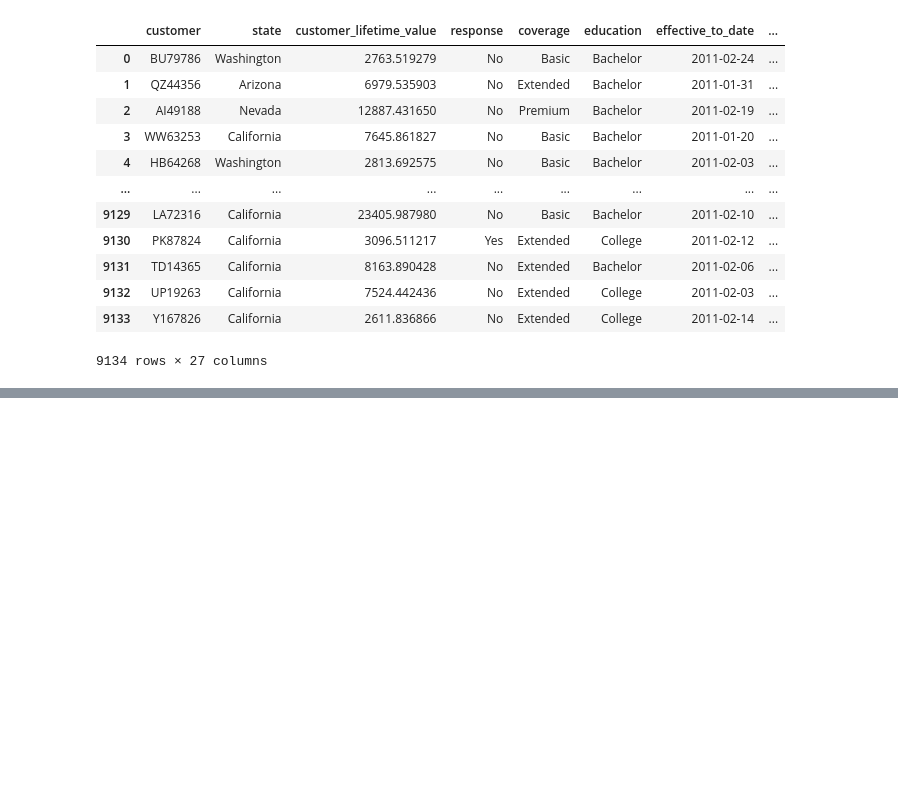
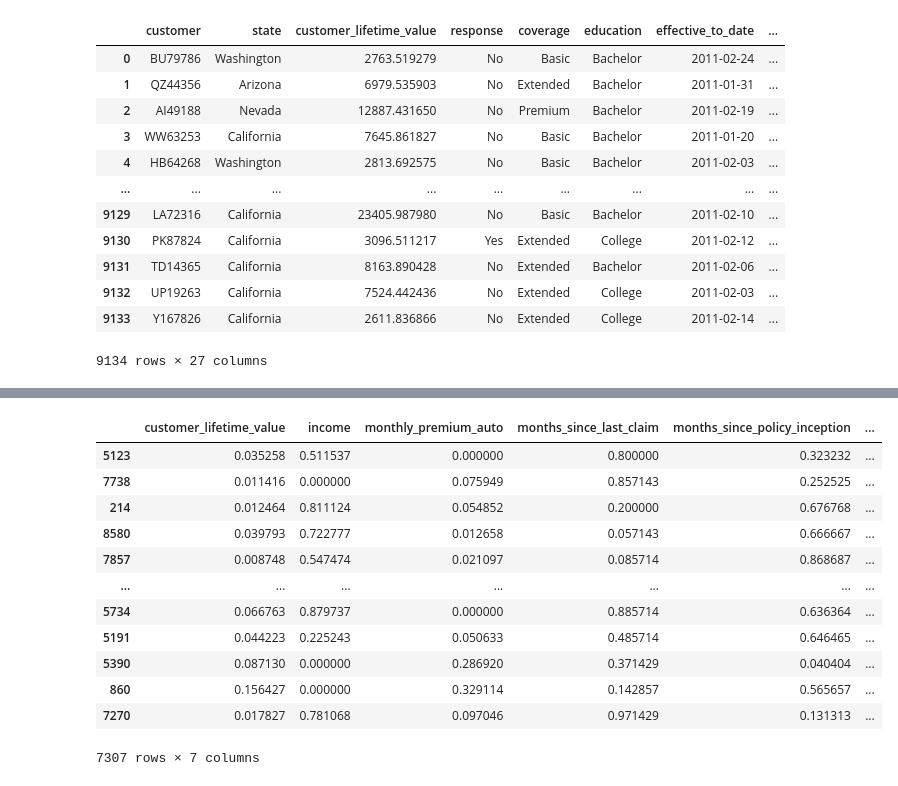
Before and after one commit to valmgisbert/lab-cleaning-numerical-data, a Jupyter notebook: lab-cleaning-numerical-data.ipynb, the cells around one changed output, grey strips where cells are left out. Drawn from its saved outputs; the diff is of its cells as text; code cells hidden in the pictures; blank space fills up the shorter version.

```diff
--- a/lab-cleaning-numerical-data.ipynb
+++ b/lab-cleaning-numerical-data.ipynb
@@ -795,0 +853,23 @@ customer_df
+# %%
+# scale numerical data
+scaler = MinMaxScaler().fit(X_train_num)
+X_train_scaled = scaler.transform(X_train_num)
+X_test_scaled = scaler.transform(X_test_num)
+
+X_train_norm = pd.DataFrame(X_train_scaled, columns = X_train_num.columns, index = X_train_num.index)
+X_test_norm = pd.DataFrame(X_test_scaled, columns = X_test_num.columns, index = X_test_num.index)
+X_train_norm
+# %% [output]
+|  | customer_lifetime_value | income | monthly_premium_auto | months_since_last_claim | months_since_policy_inception | ... |
+| 5123 | 0.035258 | 0.511537 | 0.000000 | 0.800000 | 0.323232 | ... |
+| 7738 | 0.011416 | 0.000000 | 0.075949 | 0.857143 | 0.252525 | ... |
+| 214 | 0.012464 | 0.811124 | 0.054852 | 0.200000 | 0.676768 | ... |
+| 8580 | 0.039793 | 0.722777 | 0.012658 | 0.057143 | 0.666667 | ... |
+| 7857 | 0.008748 | 0.547474 | 0.021097 | 0.085714 | 0.868687 | ... |
+| ... | ... | ... | ... | ... | ... | ... |
+| 5734 | 0.066763 | 0.879737 | 0.000000 | 0.885714 | 0.636364 | ... |
+| 5191 | 0.044223 | 0.225243 | 0.050633 | 0.485714 | 0.646465 | ... |
+| 5390 | 0.087130 | 0.000000 | 0.286920 | 0.371429 | 0.040404 | ... |
+| 860 | 0.156427 | 0.000000 | 0.329114 | 0.142857 | 0.565657 | ... |
+| 7270 | 0.017827 | 0.781068 | 0.097046 | 0.971429 | 0.131313 | ... |
+7307 rows × 7 columns
```
Also changed, not shown: parts of 19 cells of this notebook, 2 other files.
